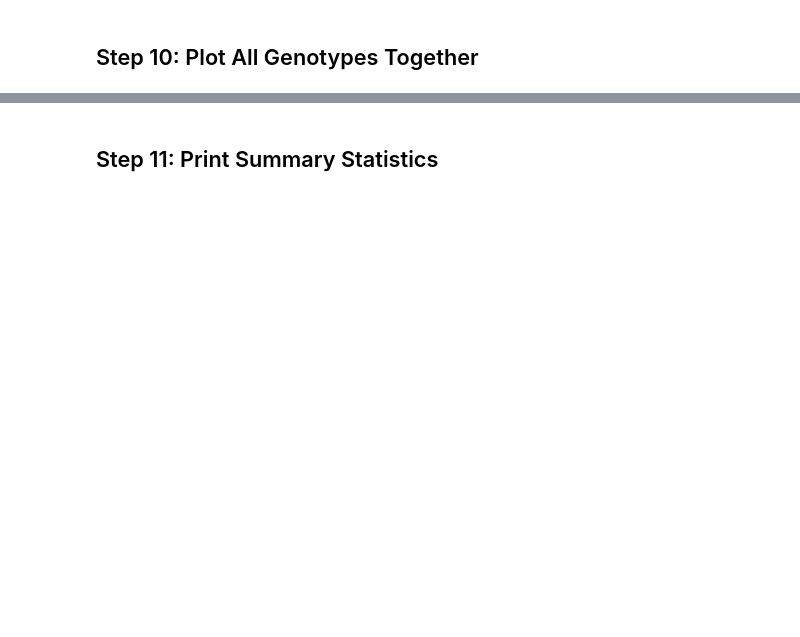
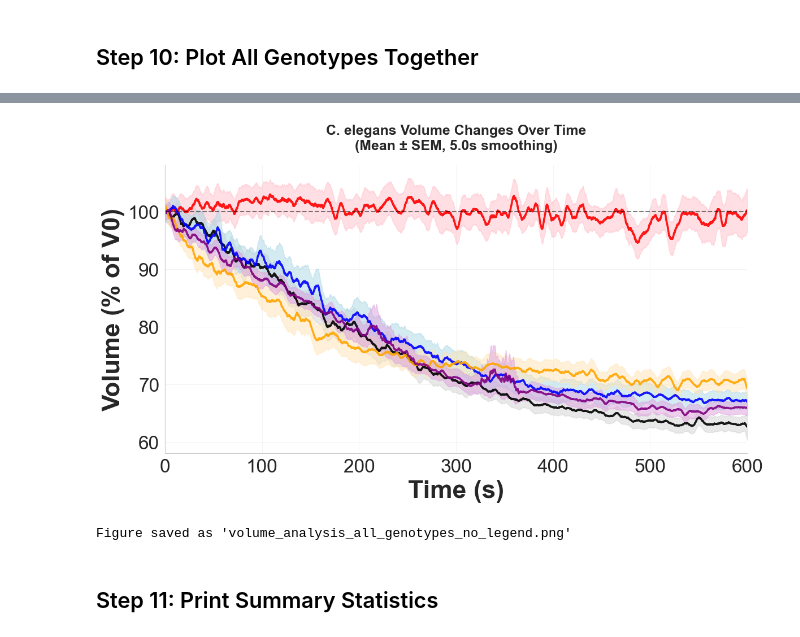
Before and after one commit to LamitinaLab/celegans-volume-analysis, a Jupyter notebook: celegans_volume_analysis.ipynb, the cells around one changed output, grey strips where cells are left out. Saved outputs shown, nothing was run; the diff lists cells and outputs as text; code cells hidden in the pictures; blank space fills up the shorter version.

```diff
--- a/celegans_volume_analysis.ipynb
+++ b/celegans_volume_analysis.ipynb
@@ -375,4 +421,48 @@ print("Figure saved as 'volume_analysis_all_genotypes.png'")
 Figure saved as 'volume_analysis_all_genotypes.png'
+# %%
+# Additional figure: same combined plot but without legend
+fig, ax = plt.subplots(figsize=(12, 7))
+
+label_map = {
+    'WT': 'wild type',
+    'dr170': r"$\it{osm-8(dr170)}$",
+    'dr180': r"$\it{ptr-23(dr180)}$",
+    'dr170 dr180': r"$\it{ptr-23(dr180) osm-8(dr170)}$",
+    'osm6p811': r"$\it{osm-6(p811)}$"
+}
+
+for genotype_name, data in genotype_data.items():
+    summary_df = data['summary']
+    smoothed_df = smooth_data(summary_df, SMOOTHING_WINDOW)
+
+    ax.plot(smoothed_df['Time'], smoothed_df['Mean'],
+            color=colors[genotype_name]['line'], linewidth=2.5, alpha=0.9)
+
+    ax.fill_between(smoothed_df['Time'],
+                    smoothed_df['Mean'] - smoothed_df['SEM'],
+                    smoothed_df['Mean'] + smoothed_df['SEM'],
+                    color=colors[genotype_name]['fill'], alpha=0.5)
+
+# Formatting (no legend)
+ax.axhline(y=100, color='black', linestyle='--', linewidth=1.5, alpha=0.5)
+ax.set_xlabel('Time (s)', fontsize=32, fontweight='bold')
+ax.set_ylabel('Volume (% of V0)', fontsize=32, fontweight='bold')
+ax.set_title(f'C. elegans Volume Changes Over Time\n(Mean ± SEM, {SMOOTHING_WINDOW}s smoothing)',
+             fontsize=18, fontweight='bold', pad=20)
+ax.grid(True, alpha=0.3, linestyle='-', linewidth=0.5)
+ax.spines['top'].set_visible(False)
+ax.spines['right'].set_visible(False)
+ax.tick_params(axis='both', which='major', labelsize=24)
+ax.set_xlim(0, 600)
+
+plt.tight_layout()
+plt.savefig('volume_analysis_all_genotypes_no_legend.png', dpi=300, bbox_inches='tight')
+plt.show()
+
+print("Figure saved as 'volume_analysis_all_genotypes_no_legend.png'")
+# %% [output]
+[figure, added]
+Figure saved as 'volume_analysis_all_genotypes_no_legend.png'
 # %% [markdown]
 ## Step 11: Print Summary Statistics
 # %%
```
Also changed, not shown: parts of 11 cells of this notebook, 2 other files.
